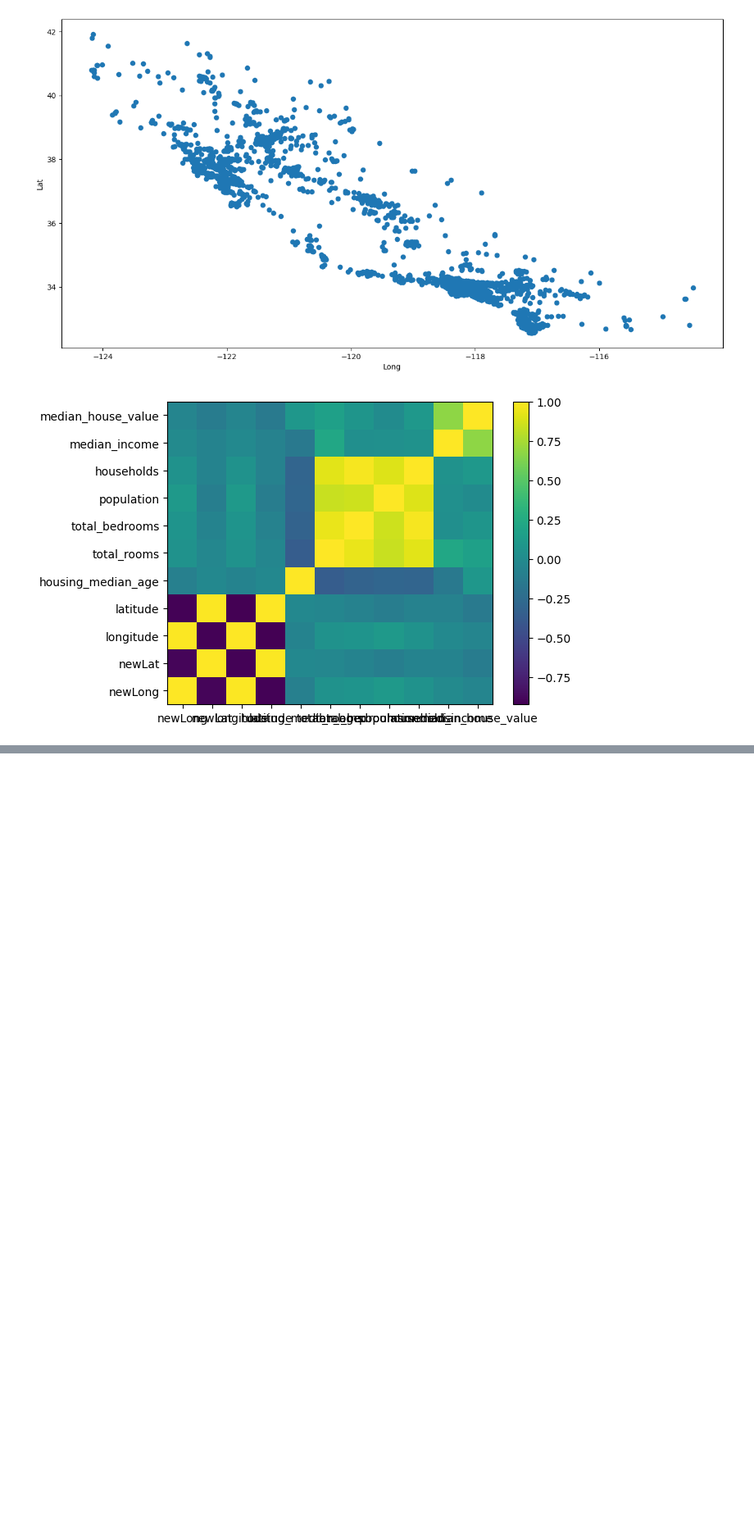
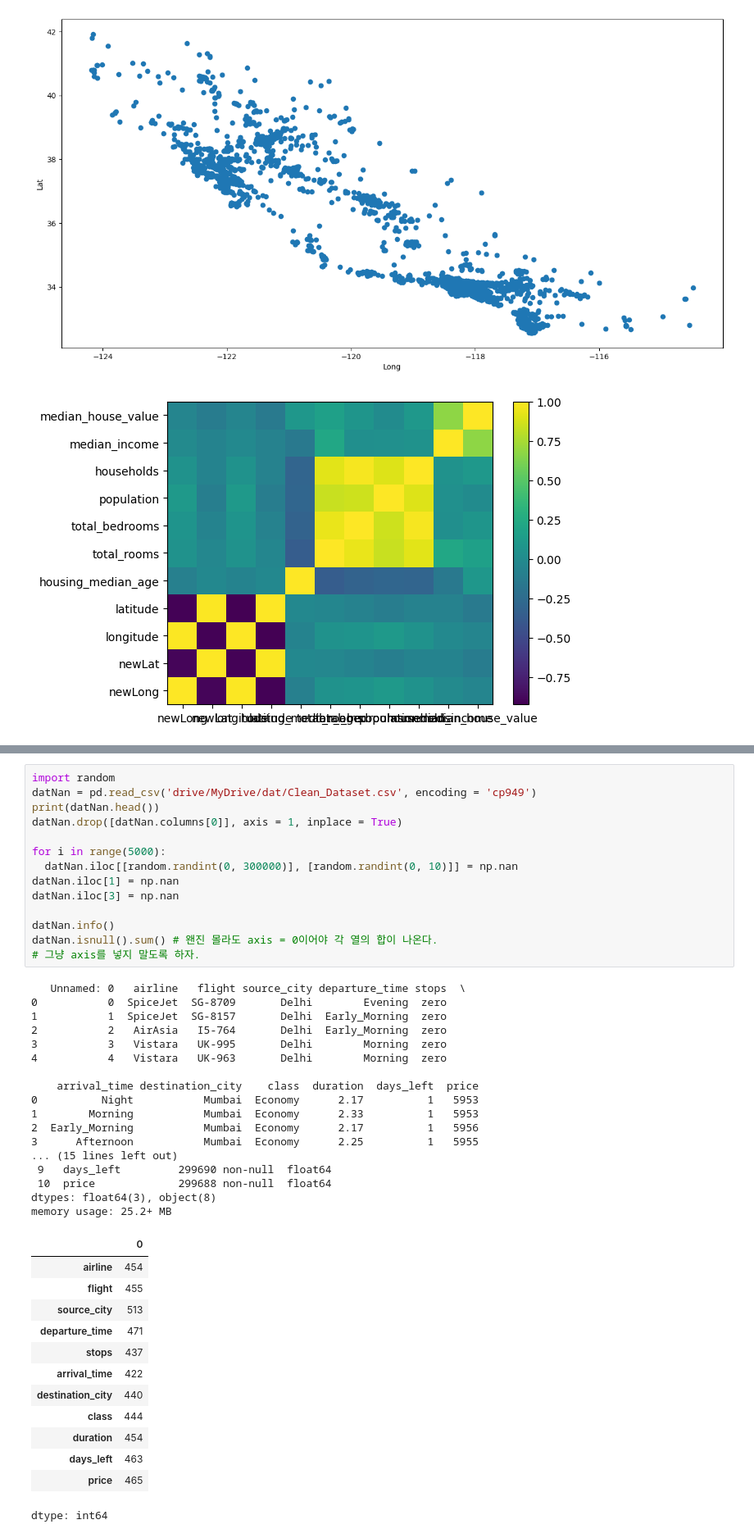
Before and after one commit to vartiens/DeepLearningTrials, a Jupyter notebook: aice2.ipynb, the cells around one changed output, grey strips where cells are left out. Shown at 82% size. Drawn from its saved outputs; the diff is of its cells as text; blank space fills up the shorter version.

Commit message:
Finding & tackling null values

```diff
--- a/aice2.ipynb
+++ b/aice2.ipynb
@@ -218,0 +233,45 @@ plt.show()
+# %%
+import random
+datNan = pd.read_csv('drive/MyDrive/dat/Clean_Dataset.csv', encoding = 'cp949')
+print(datNan.head())
+datNan.drop([datNan.columns[0]], axis = 1, inplace = True)
+
+for i in range(5000):
+  datNan.iloc[[random.randint(0, 300000)], [random.randint(0, 10)]] = np.nan
+datNan.iloc[1] = np.nan
+datNan.iloc[3] = np.nan
+
+datNan.info()
+datNan.isnull().sum() # 왠진 몰라도 axis = 0이어야 각 열의 합이 나온다.
+# 그냥 axis를 넣지 말도록 하자.
+# %% [output]
+   Unnamed: 0   airline   flight source_city departure_time stops  \
+0           0  SpiceJet  SG-8709       Delhi        Evening  zero
+1           1  SpiceJet  SG-8157       Delhi  Early_Morning  zero
+2           2   AirAsia   I5-764       Delhi  Early_Morning  zero
+3           3   Vistara   UK-995       Delhi        Morning  zero
+4           4   Vistara   UK-963       Delhi        Morning  zero
+
+    arrival_time destination_city    class  duration  days_left  price
+0          Night           Mumbai  Economy      2.17          1   5953
+1        Morning           Mumbai  Economy      2.33          1   5953
+2  Early_Morning           Mumbai  Economy      2.17          1   5956
+3      Afternoon           Mumbai  Economy      2.25          1   5955
+... (15 lines left out)
+ 9   days_left         299690 non-null  float64
+ 10  price             299688 non-null  float64
+dtypes: float64(3), object(8)
+memory usage: 25.2+ MB
+|  | 0 |
+| airline | 454 |
+| flight | 455 |
+| source_city | 513 |
+| departure_time | 471 |
+| stops | 437 |
+| arrival_time | 422 |
+| destination_city | 440 |
+| class | 444 |
+| duration | 454 |
+| days_left | 463 |
+| price | 465 |
+dtype: int64
```
Also changed, not shown: parts of 4 cells of this notebook.
